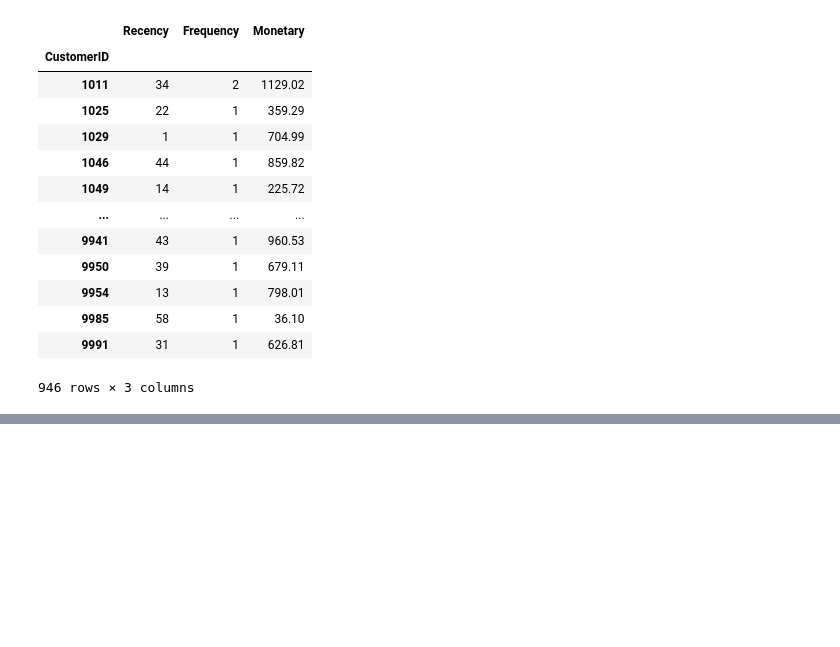
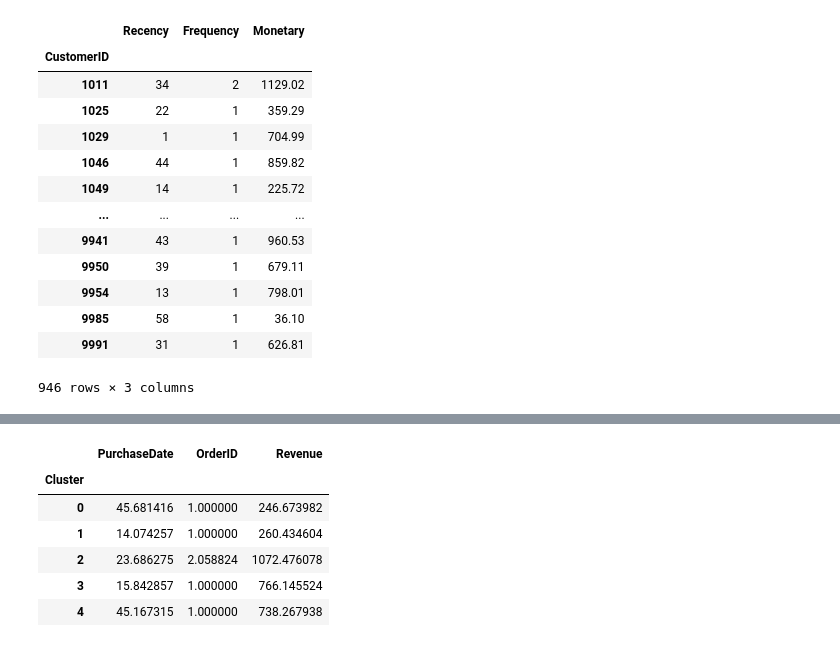
Before and after one commit to KrisBruurs/automated-customer-segmentation-dashboard, a Jupyter notebook: src/rfm.ipynb, the cells around one changed output, grey strips where cells are left out. Drawn from its saved outputs; the diff is of its cells as text; code cells hidden in the pictures; blank space fills up the shorter version.

```diff
--- a/src/rfm.ipynb
+++ b/src/rfm.ipynb
@@ -78,0 +116,10 @@ rfm_df.rename(columns={
+# %%
+rfm_df.groupby('Cluster').mean()
+# %% [output]
+|  | PurchaseDate | OrderID | Revenue |
+| Cluster |  |  |  |
+| 0 | 45.681416 | 1.000000 | 246.673982 |
+| 1 | 14.074257 | 1.000000 | 260.434604 |
+| 2 | 23.686275 | 2.058824 | 1072.476078 |
+| 3 | 15.842857 | 1.000000 | 766.145524 |
+| 4 | 45.167315 | 1.000000 | 738.267938 |
```
Also changed, not shown: parts of 5 cells of this notebook, 4 other files.
